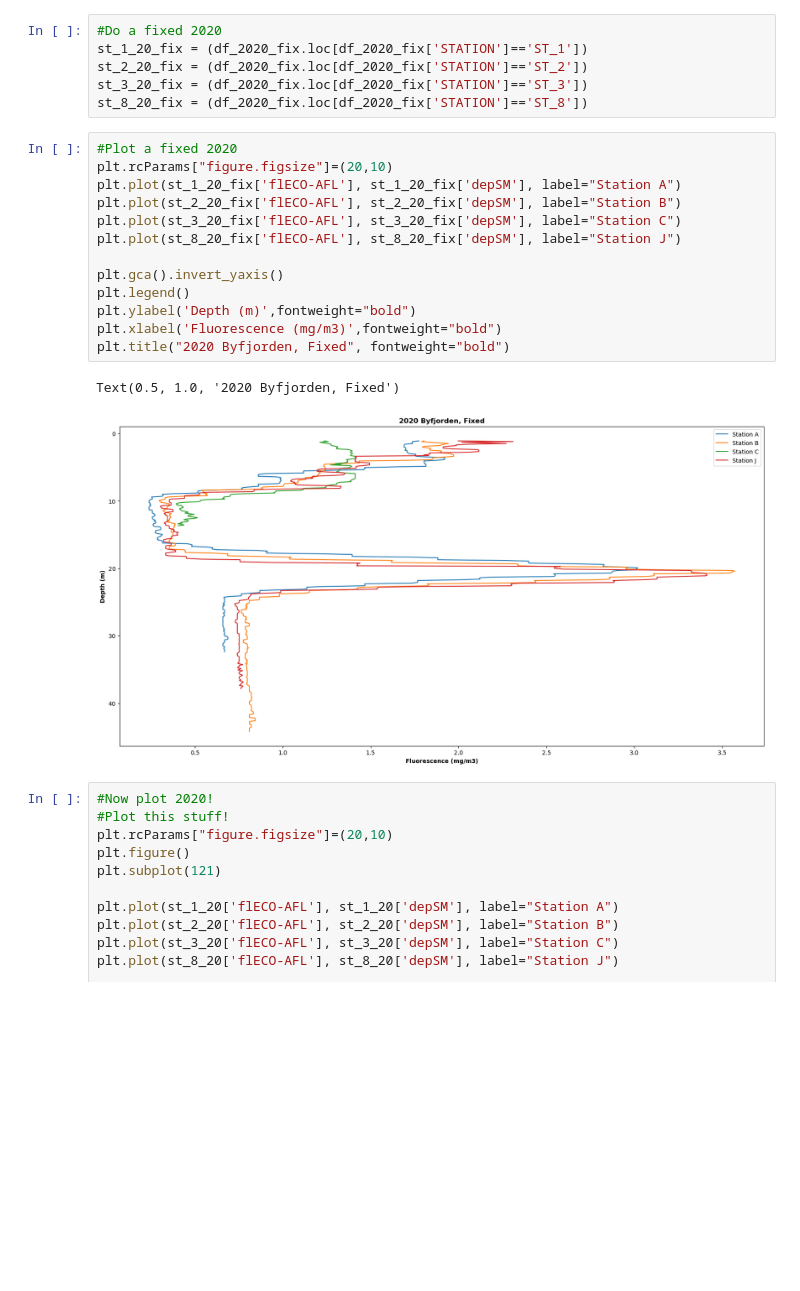
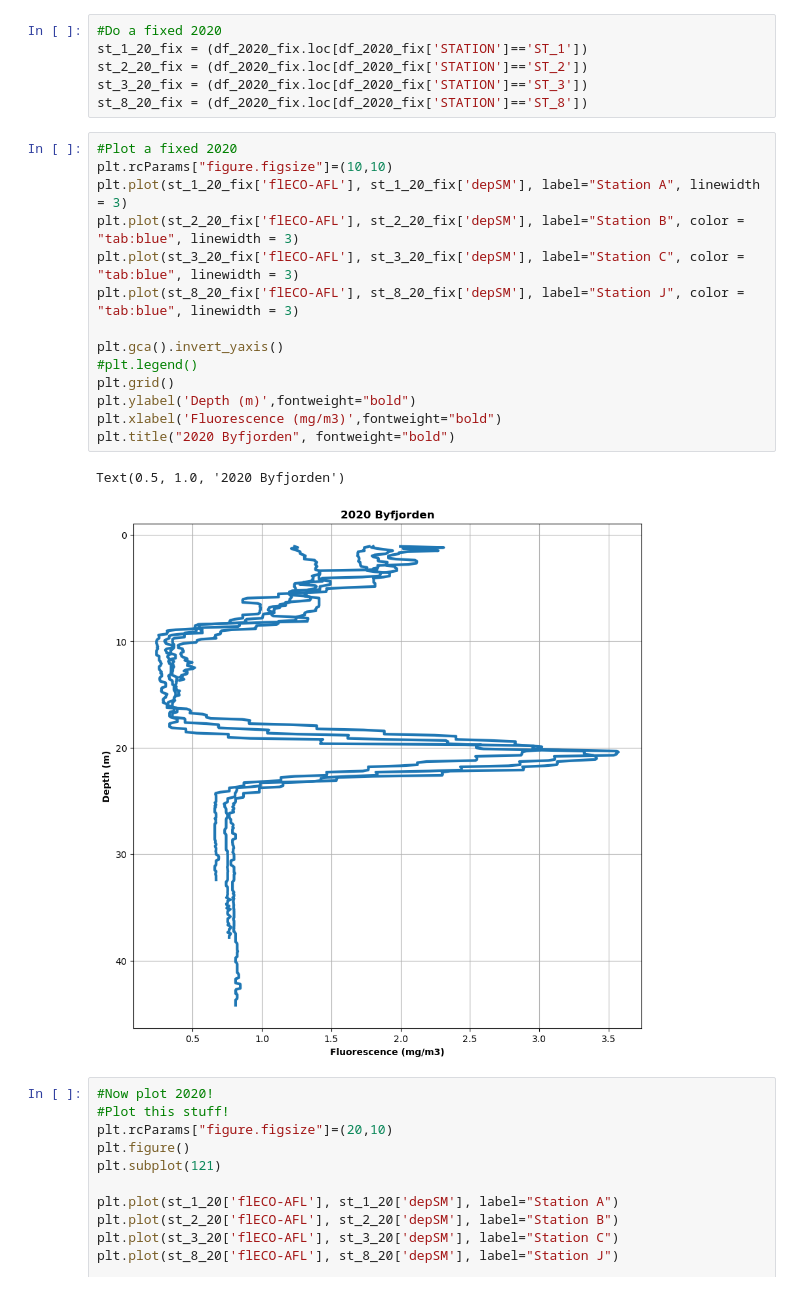
Before and after one commit to haganjam/MAR440_2023, a Jupyter notebook: code/CTD_plot_script.ipynb, the cells around one changed output. Saved outputs shown, nothing was run; the diff lists cells and outputs as text; blank space fills up the shorter version.

Commit message:
New plot with correct axis title

```diff
--- a/code/CTD_plot_script.ipynb
+++ b/code/CTD_plot_script.ipynb
@@ -167,20 +153,21 @@ st_3_20_fix = (df_2020_fix.loc[df_2020_fix['STATION']=='ST_3'])
 st_8_20_fix = (df_2020_fix.loc[df_2020_fix['STATION']=='ST_8'])
 # %%
 #Plot a fixed 2020
-plt.rcParams["figure.figsize"]=(20,10)
-plt.plot(st_1_20_fix['flECO-AFL'], st_1_20_fix['depSM'], label="Station A")
-plt.plot(st_2_20_fix['flECO-AFL'], st_2_20_fix['depSM'], label="Station B")
-plt.plot(st_3_20_fix['flECO-AFL'], st_3_20_fix['depSM'], label="Station C")
-plt.plot(st_8_20_fix['flECO-AFL'], st_8_20_fix['depSM'], label="Station J")
+plt.rcParams["figure.figsize"]=(10,10)
+plt.plot(st_1_20_fix['flECO-AFL'], st_1_20_fix['depSM'], label="Station A", linewidth = 3)
+plt.plot(st_2_20_fix['flECO-AFL'], st_2_20_fix['depSM'], label="Station B", color = "tab:blue", linewidth = 3)
+plt.plot(st_3_20_fix['flECO-AFL'], st_3_20_fix['depSM'], label="Station C", color = "tab:blue", linewidth = 3)
+plt.plot(st_8_20_fix['flECO-AFL'], st_8_20_fix['depSM'], label="Station J", color = "tab:blue", linewidth = 3)
 
 plt.gca().invert_yaxis()
-plt.legend()
+#plt.legend()
+plt.grid()
 plt.ylabel('Depth (m)',fontweight="bold")
 plt.xlabel('Fluorescence (mg/m3)',fontweight="bold")
-plt.title("2020 Byfjorden, Fixed", fontweight="bold")
+plt.title("2020 Byfjorden", fontweight="bold")
 # %% [output]
-Text(0.5, 1.0, '2020 Byfjorden, Fixed')
+Text(0.5, 1.0, '2020 Byfjorden')
-[figure, old version]
+[figure, new version]
 # %%
 #Now plot 2020!
 #Plot this stuff!
```
Also changed, not shown: parts of 8 cells of this notebook, 6 other files.
